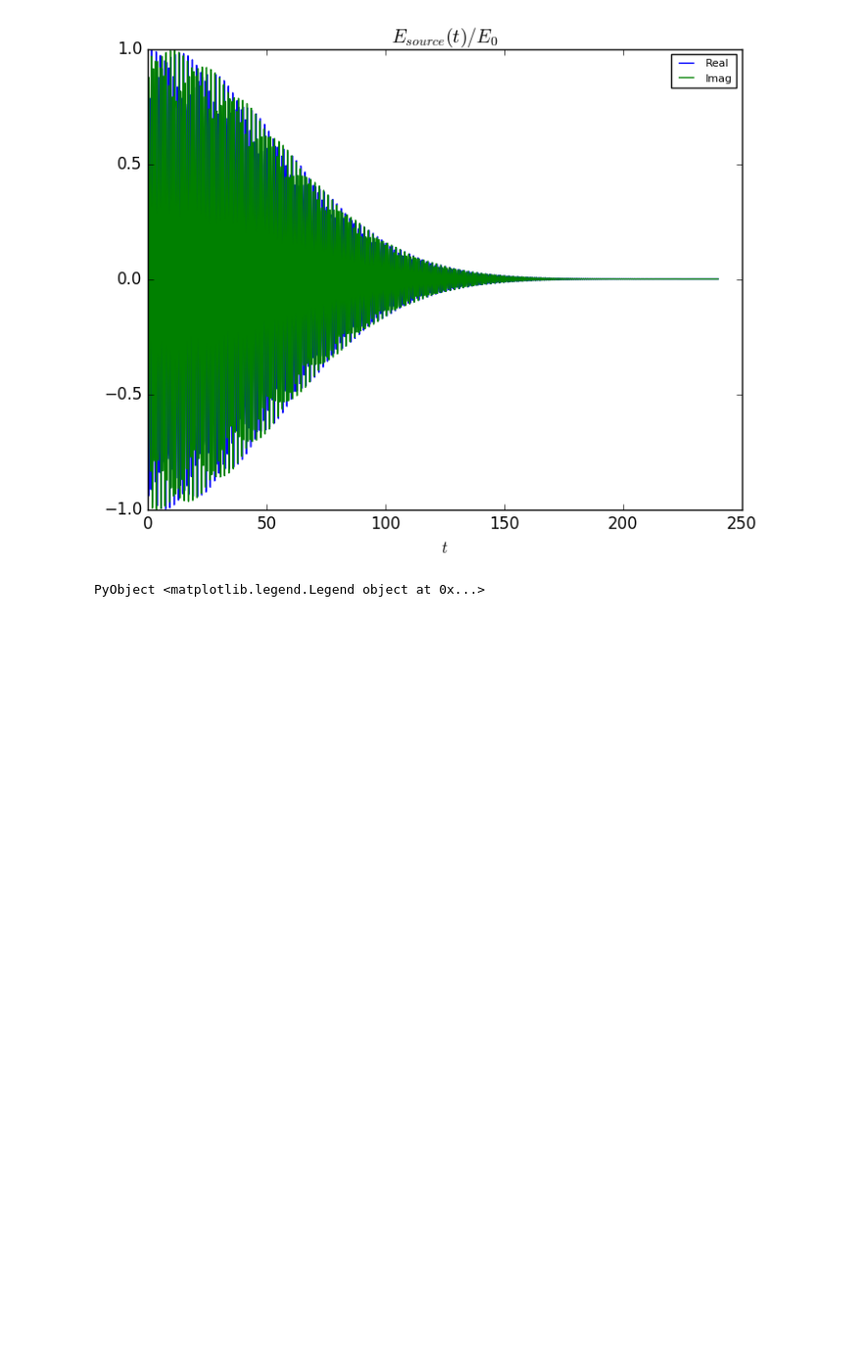
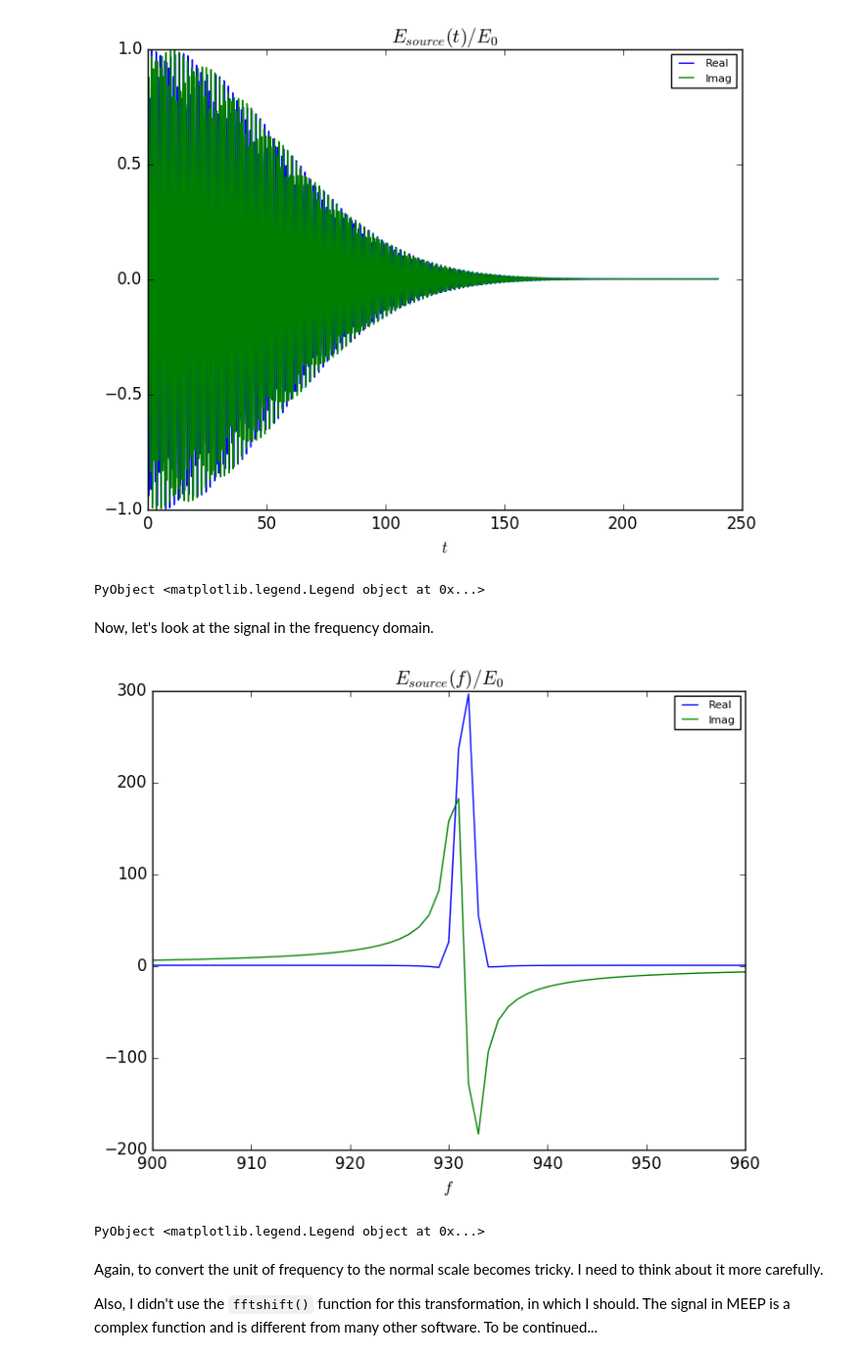
Before and after one commit to i2000s/simnanophotonics, a Jupyter notebook: Nanofiber.ipynb, the cells around one changed output. Shown at 98% size. Cells and saved outputs as stored; diff of their text form; code cells hidden in the pictures; blank space fills up the shorter version.

```diff
--- a/Nanofiber.ipynb
+++ b/Nanofiber.ipynb
@@ -96,3 +133,23 @@ legend(["Real", "Imag"],fontsize=8)
 # %% [output]
 [figure]
 PyObject <matplotlib.legend.Legend object at 0x...>
+# %% [markdown]
+Now, let's look at the signal in the frequency domain.
+# %%
+E_source_f = fft(E_source)
+#E_source_f = fftshift(E_source_f) # Shift the data as before.
+figure;
+plot(real(E_source_f))
+plot(imag(E_source_f))
+title("\$E_{source}(f)/E_0\$")
+xlabel(L"f")
+xlim([900,960])
+#ylabel(L"$E_y$ (arbitrary units)")
+legend(["Real", "Imag"],fontsize=8)
+# %% [output]
+[figure, added]
+PyObject <matplotlib.legend.Legend object at 0x...>
+# %% [markdown]
+Again, to convert the unit of frequency to the normal scale becomes tricky. I need to think about it more carefully.
+
+Also, I didn't use the `fftshift()` function for this transformation, in which I should. The signal in MEEP is a complex function and is different from many other software. To be continued...
```
Also changed, not shown: parts of 4 cells of this notebook.
